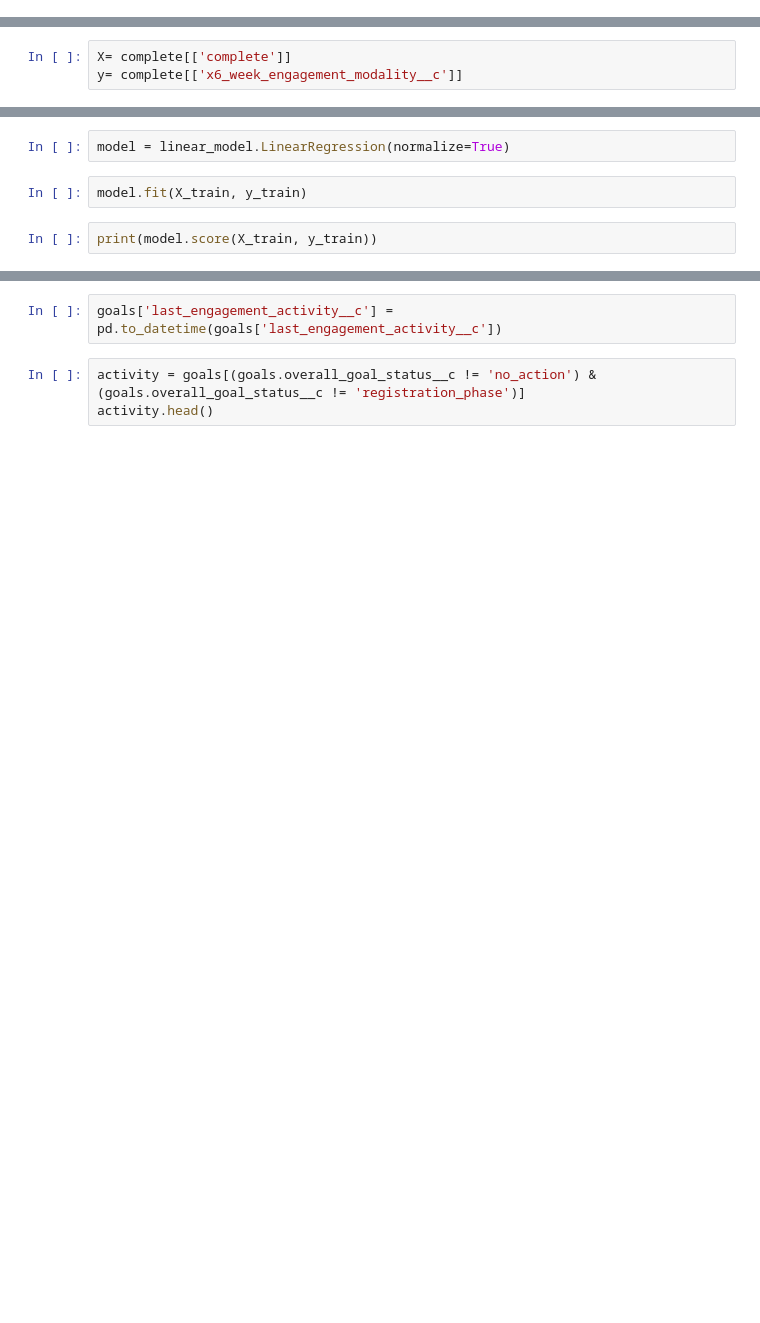
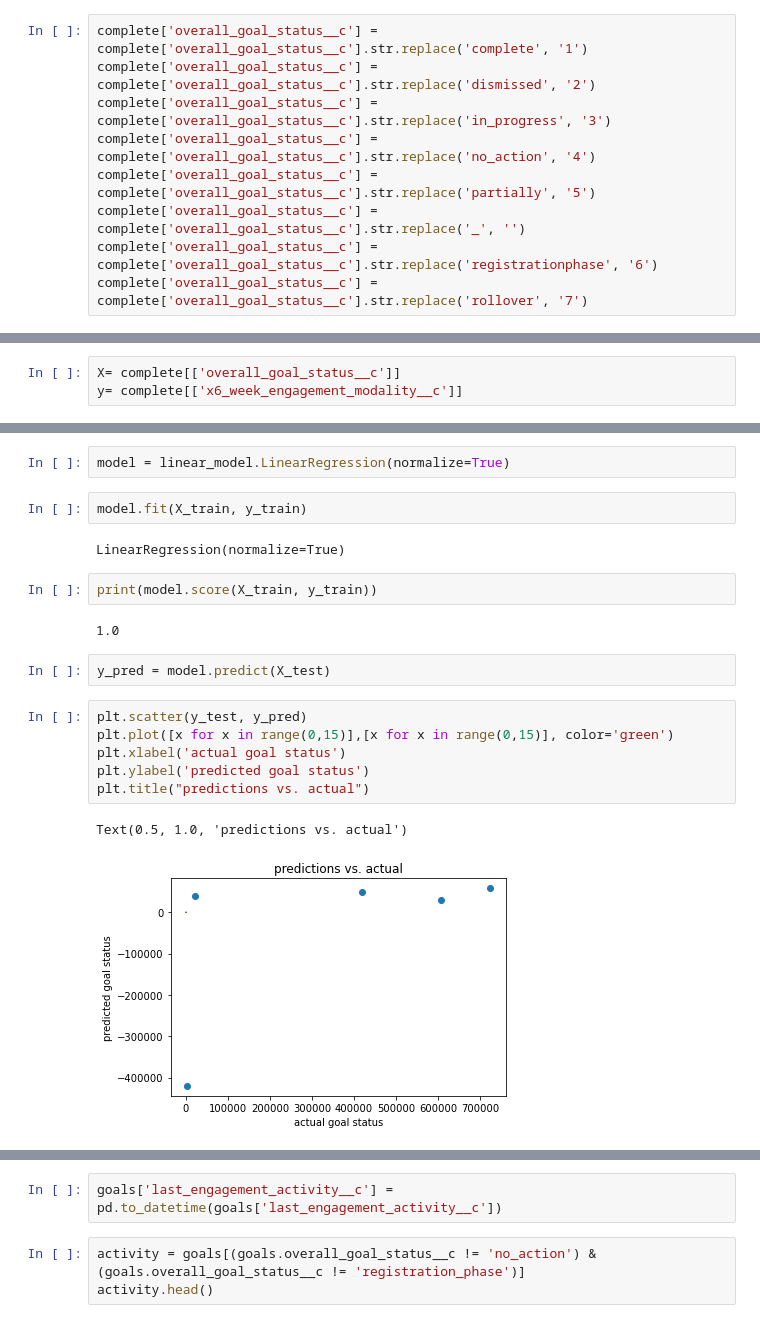
Before and after one commit to darneson1989/2021Coaching, a Jupyter notebook: updatedgoals.ipynb, the cells around one changed output, grey strips where cells are left out. Drawn from its saved outputs; the diff is of its cells as text; blank space fills up the shorter version.

```diff
--- a/updatedgoals.ipynb
+++ b/updatedgoals.ipynb
@@ -136,3 +336,12 @@ complete.columns
+# %%
+complete['overall_goal_status__c'] = complete['overall_goal_status__c'].str.replace('complete', '1')
+complete['overall_goal_status__c'] = complete['overall_goal_status__c'].str.replace('dismissed', '2')
+complete['overall_goal_status__c'] = complete['overall_goal_status__c'].str.replace('in_progress', '3')
+complete['overall_goal_status__c'] = complete['overall_goal_status__c'].str.replace('no_action', '4')
+complete['overall_goal_status__c'] = complete['overall_goal_status__c'].str.replace('partially', '5')
+complete['overall_goal_status__c'] = complete['overall_goal_status__c'].str.replace('_', '')
+complete['overall_goal_status__c'] = complete['overall_goal_status__c'].str.replace('registrationphase', '6')
+complete['overall_goal_status__c'] = complete['overall_goal_status__c'].str.replace('rollover', '7')
 # %%
 complete2 = pd.get_dummies(complete['overall_goal_status__c'])
 # %%
@@ -143,7 +361,7 @@ complete.head()
 complete = pd.concat([complete, complete2], axis=1)
 complete.head()
 # %%
-X= complete[['complete']]
+X= complete[['overall_goal_status__c']]
 y= complete[['x6_week_engagement_modality__c']]
 # %%
 X_train, X_test, y_train, y_test = train_test_split(X, y, test_size= 0.67, random_state= 123)
@@ -153,7 +374,22 @@ print( X_test.shape, y_test.shape)
 model = linear_model.LinearRegression(normalize=True)
 # %%
 model.fit(X_train, y_train)
+# %% [output]
+LinearRegression(normalize=True)
 # %%
 print(model.score(X_train, y_train))
+# %% [output]
+1.0
+# %%
+y_pred = model.predict(X_test)
+# %%
+plt.scatter(y_test, y_pred)
+plt.plot([x for x in range(0,15)],[x for x in range(0,15)], color='green')
+plt.xlabel('actual goal status')
+plt.ylabel('predicted goal status')
+plt.title("predictions vs. actual")
+# %% [output]
+Text(0.5, 1.0, 'predictions vs. actual')
+[figure, added]
 # %%
 sns.countplot(x="overall_goal_status__c", data=complete)
```
Also changed, not shown: parts of 32 cells of this notebook.
